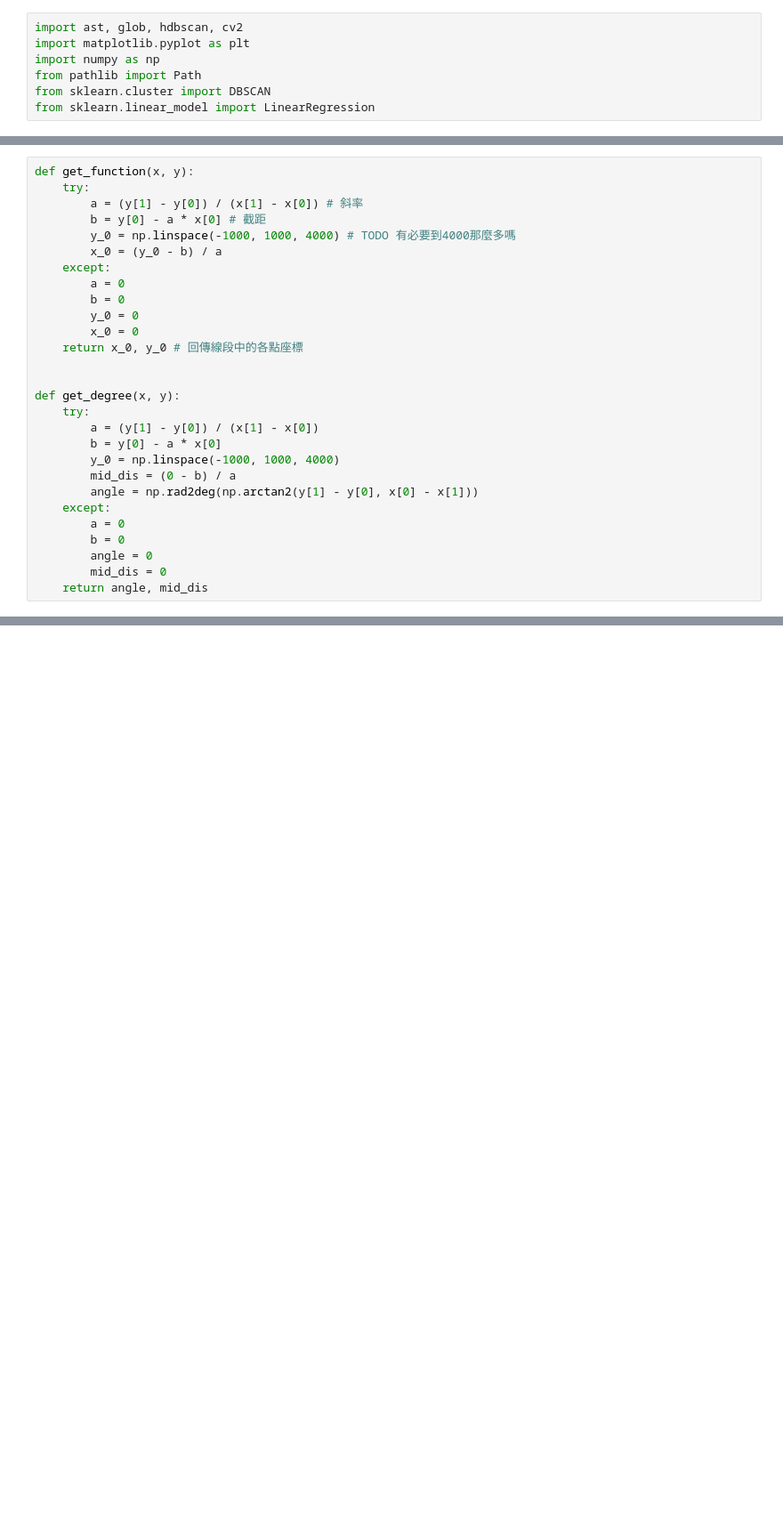
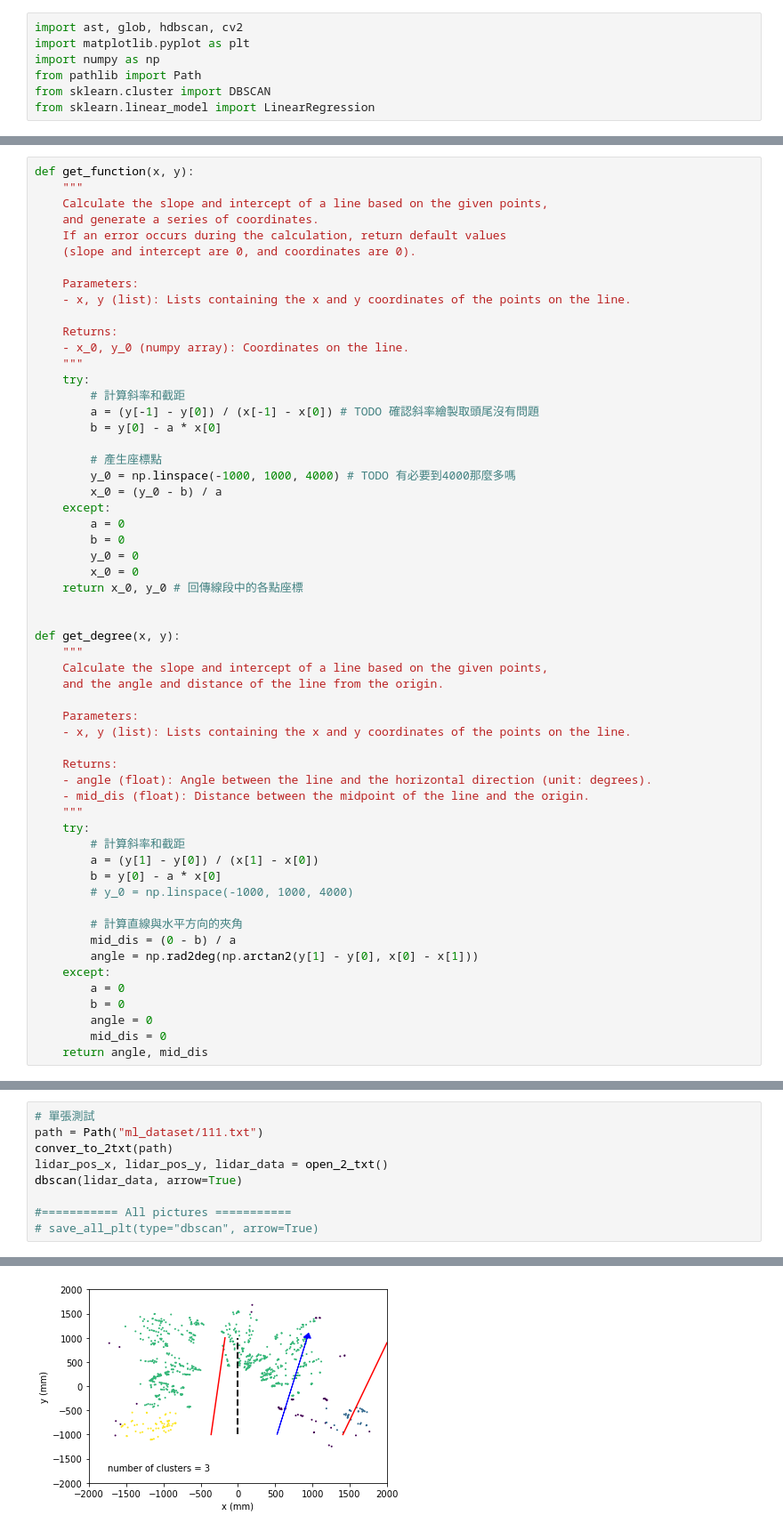
Before and after one commit to rayhuangg/111-1_MachineLearning, a Jupyter notebook: Final Project/LiDAR data/lidar_plot.ipynb, the cells around one changed output, grey strips where cells are left out. Shown at 89% size. Cells and saved outputs as stored; diff of their text form; blank space fills up the shorter version.

```diff
--- a/Final Project/LiDAR data/lidar_plot.ipynb
+++ b/Final Project/LiDAR data/lidar_plot.ipynb
@@ -109,8 +119,23 @@ plot_lidar_raw_fig(lidar_pos_x, lidar_pos_y)
 # %%
 def get_function(x, y):
+    """
+    Calculate the slope and intercept of a line based on the given points,
+    and generate a series of coordinates.
+    If an error occurs during the calculation, return default values
+    (slope and intercept are 0, and coordinates are 0).
+
+    Parameters:
+    - x, y (list): Lists containing the x and y coordinates of the points on the line.
+
+    Returns:
+    - x_0, y_0 (numpy array): Coordinates on the line.
+    """
     try:
-        a = (y[1] - y[0]) / (x[1] - x[0]) # 斜率
-        b = y[0] - a * x[0] # 截距
+        # 計算斜率和截距
+        a = (y[-1] - y[0]) / (x[-1] - x[0]) # TODO 確認斜率繪製取頭尾沒有問題
+        b = y[0] - a * x[0]
+
+        # 產生座標點
         y_0 = np.linspace(-1000, 1000, 4000) # TODO 有必要到4000那麼多嗎
         x_0 = (y_0 - b) / a
     except:
@@ -122,10 +147,24 @@ def get_function(x, y):
 
 
 def get_degree(x, y):
+    """
+    Calculate the slope and intercept of a line based on the given points,
+    and the angle and distance of the line from the origin.
+
+    Parameters:
+    - x, y (list): Lists containing the x and y coordinates of the points on the line.
+
+    Returns:
+    - angle (float): Angle between the line and the horizontal direction (unit: degrees).
+    - mid_dis (float): Distance between the midpoint of the line and the origin.
+    """
     try:
+        # 計算斜率和截距
         a = (y[1] - y[0]) / (x[1] - x[0])
         b = y[0] - a * x[0]
-        y_0 = np.linspace(-1000, 1000, 4000)
+        # y_0 = np.linspace(-1000, 1000, 4000)
+
+        # 計算直線與水平方向的夾角
         mid_dis = (0 - b) / a
         angle = np.rad2deg(np.arctan2(y[1] - y[0], x[0] - x[1]))
     except:
@@ -258,0 +300,10 @@ Linear Regression nan nan
+# %%
+# 單張測試
+path = Path("ml_dataset/111.txt")
+conver_to_2txt(path)
+lidar_pos_x, lidar_pos_y, lidar_data = open_2_txt()
+dbscan(lidar_data, arrow=True)
+
+#=========== All pictures ===========
+# save_all_plt(type="dbscan", arrow=True)
+# %% [output]
@@ -258,0 +312 @@ Linear Regression nan nan
+[figure, added]
```
Also changed, not shown: parts of 9 cells of this notebook, 3 other files.
